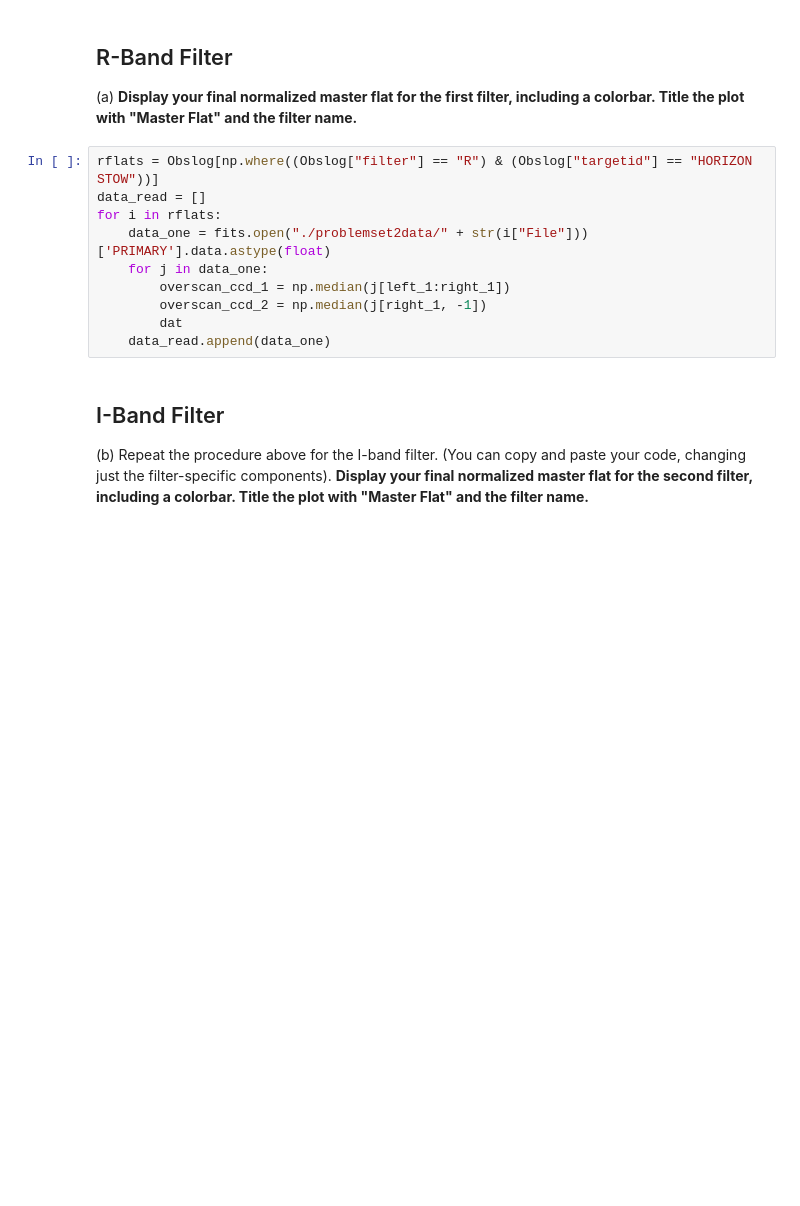
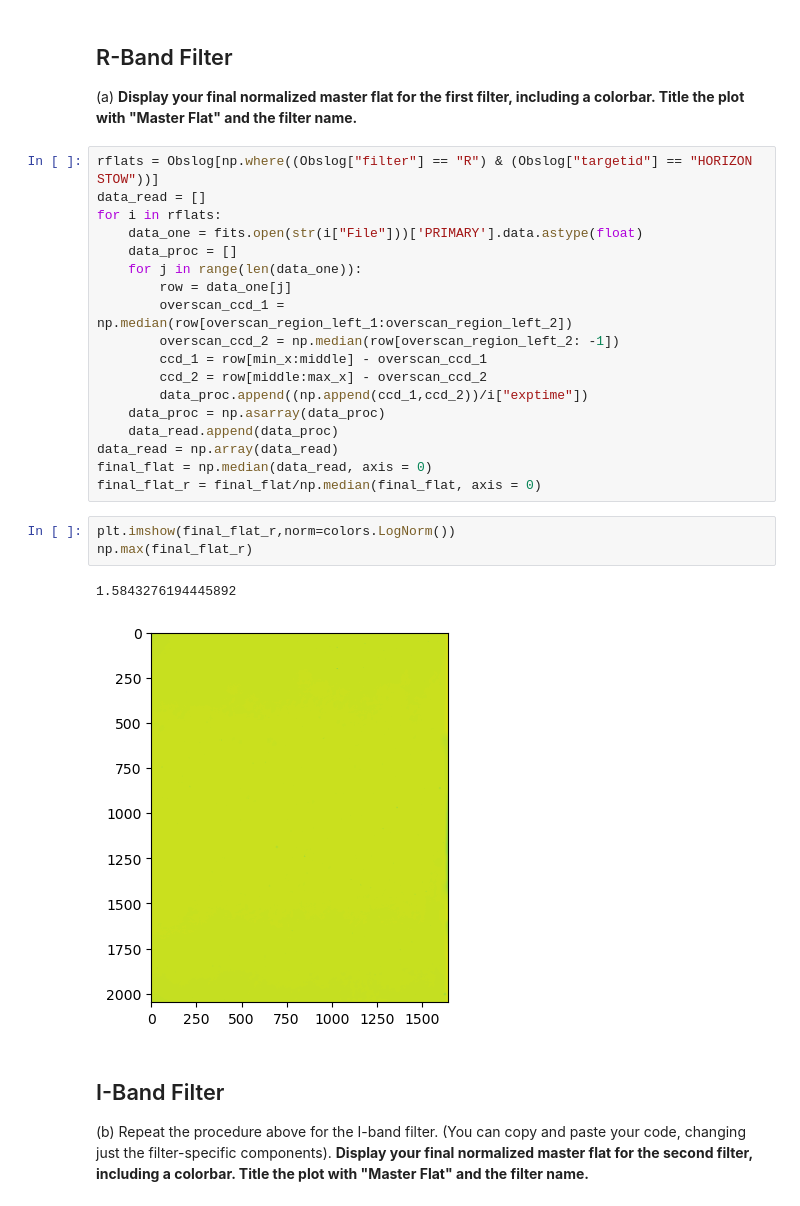
Before and after one commit to Hallflower20/ay107-data-reduction, a Jupyter notebook: problemset2.ipynb, the cells around one changed output. Drawn from its saved outputs; the diff is of its cells as text; blank space fills up the shorter version.

```diff
--- a/problemset2.ipynb
+++ b/problemset2.ipynb
@@ -247,12 +251,26 @@ plt.vlines(right_1, min_y, max_y, color = "Red")
 rflats = Obslog[np.where((Obslog["filter"] == "R") & (Obslog["targetid"] == "HORIZON STOW"))]
 data_read = []
 for i in rflats:
-    data_one = fits.open("./problemset2data/" + str(i["File"]))['PRIMARY'].data.astype(float)
-    for j in data_one:
-        overscan_ccd_1 = np.median(j[left_1:right_1])
-        overscan_ccd_2 = np.median(j[right_1, -1])
-        dat
-    data_read.append(data_one)
+    data_one = fits.open(str(i["File"]))['PRIMARY'].data.astype(float)
+    data_proc = []
+    for j in range(len(data_one)):
+        row = data_one[j]
+        overscan_ccd_1 = np.median(row[overscan_region_left_1:overscan_region_left_2])
+        overscan_ccd_2 = np.median(row[overscan_region_left_2: -1])
+        ccd_1 = row[min_x:middle] - overscan_ccd_1
+        ccd_2 = row[middle:max_x] - overscan_ccd_2
+        data_proc.append((np.append(ccd_1,ccd_2))/i["exptime"])
+    data_proc = np.asarray(data_proc)
+    data_read.append(data_proc)
+data_read = np.array(data_read)
+final_flat = np.median(data_read, axis = 0)
+final_flat_r = final_flat/np.median(final_flat, axis = 0)
+# %%
+plt.imshow(final_flat_r,norm=colors.LogNorm())
+np.max(final_flat_r)
+# %% [output]
+1.5843276194445892
+[figure, added]
 # %% [markdown]
 ## I-Band Filter
 
```
Also changed, not shown: parts of 14 cells of this notebook.
